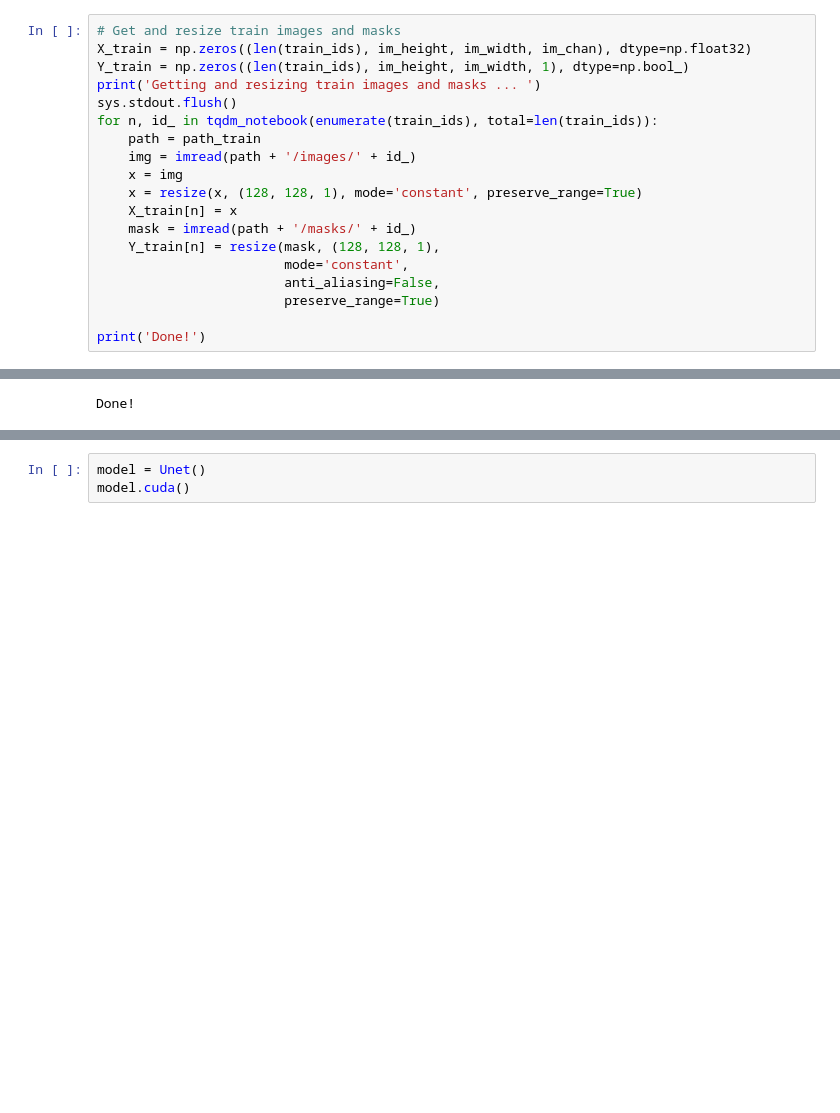
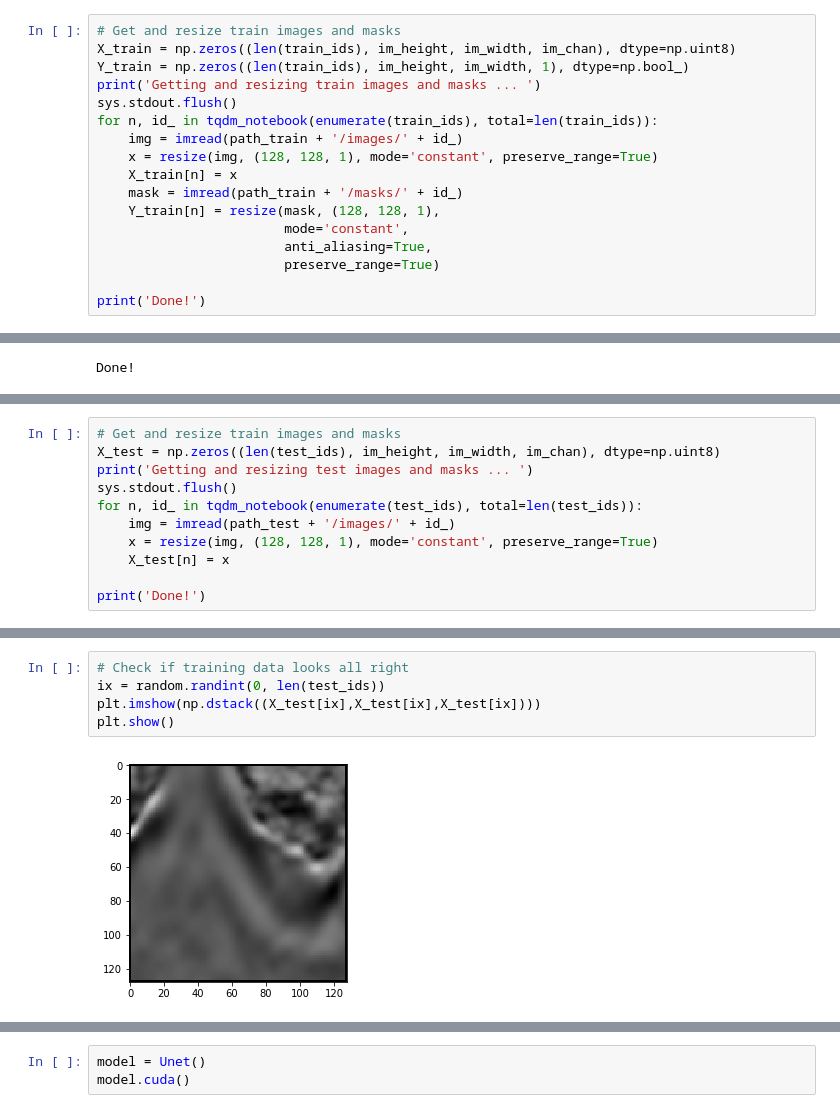
Before and after one commit to eistre91/thinkful-projects, a Jupyter notebook: TGS Salt Identification.ipynb, the cells around one changed output, grey strips where cells are left out. Cells and saved outputs as stored; diff of their text form; blank space fills up the shorter version.

```diff
--- a/TGS Salt Identification.ipynb
+++ b/TGS Salt Identification.ipynb
@@ -76,19 +72,17 @@ array([[0.40784314, 0.43137255, 0.47058824, ..., 0.34509804, 0.33333333,
 # %%
 # Get and resize train images and masks
-X_train = np.zeros((len(train_ids), im_height, im_width, im_chan), dtype=np.float32)
+X_train = np.zeros((len(train_ids), im_height, im_width, im_chan), dtype=np.uint8)
 Y_train = np.zeros((len(train_ids), im_height, im_width, 1), dtype=np.bool_)
 print('Getting and resizing train images and masks ... ')
 sys.stdout.flush()
 for n, id_ in tqdm_notebook(enumerate(train_ids), total=len(train_ids)):
-    path = path_train
-    img = imread(path + '/images/' + id_)
-    x = img
-    x = resize(x, (128, 128, 1), mode='constant', preserve_range=True)
+    img = imread(path_train + '/images/' + id_)
+    x = resize(img, (128, 128, 1), mode='constant', preserve_range=True)
     X_train[n] = x
-    mask = imread(path + '/masks/' + id_)
+    mask = imread(path_train + '/masks/' + id_)
     Y_train[n] = resize(mask, (128, 128, 1),
                         mode='constant',
-                        anti_aliasing=False,
+                        anti_aliasing=True,
                         preserve_range=True)
 
 print('Done!')
@@ -103,0 +93,11 @@ Y_train = Y_train.astype(np.uint8)
+# %%
+# Get and resize train images and masks
+X_test = np.zeros((len(test_ids), im_height, im_width, im_chan), dtype=np.uint8)
+print('Getting and resizing test images and masks ... ')
+sys.stdout.flush()
+for n, id_ in tqdm_notebook(enumerate(test_ids), total=len(test_ids)):
+    img = imread(path_test + '/images/' + id_)
+    x = resize(img, (128, 128, 1), mode='constant', preserve_range=True)
+    X_test[n] = x
+
+print('Done!')
@@ -114,0 +119,7 @@ TypeError: Invalid dimensions for image data
+# %%
+# Check if training data looks all right
+ix = random.randint(0, len(test_ids))
+plt.imshow(np.dstack((X_test[ix],X_test[ix],X_test[ix])))
+plt.show()
+# %% [output]
+[figure, added]
```
Also changed, not shown: parts of 19 cells of this notebook.
